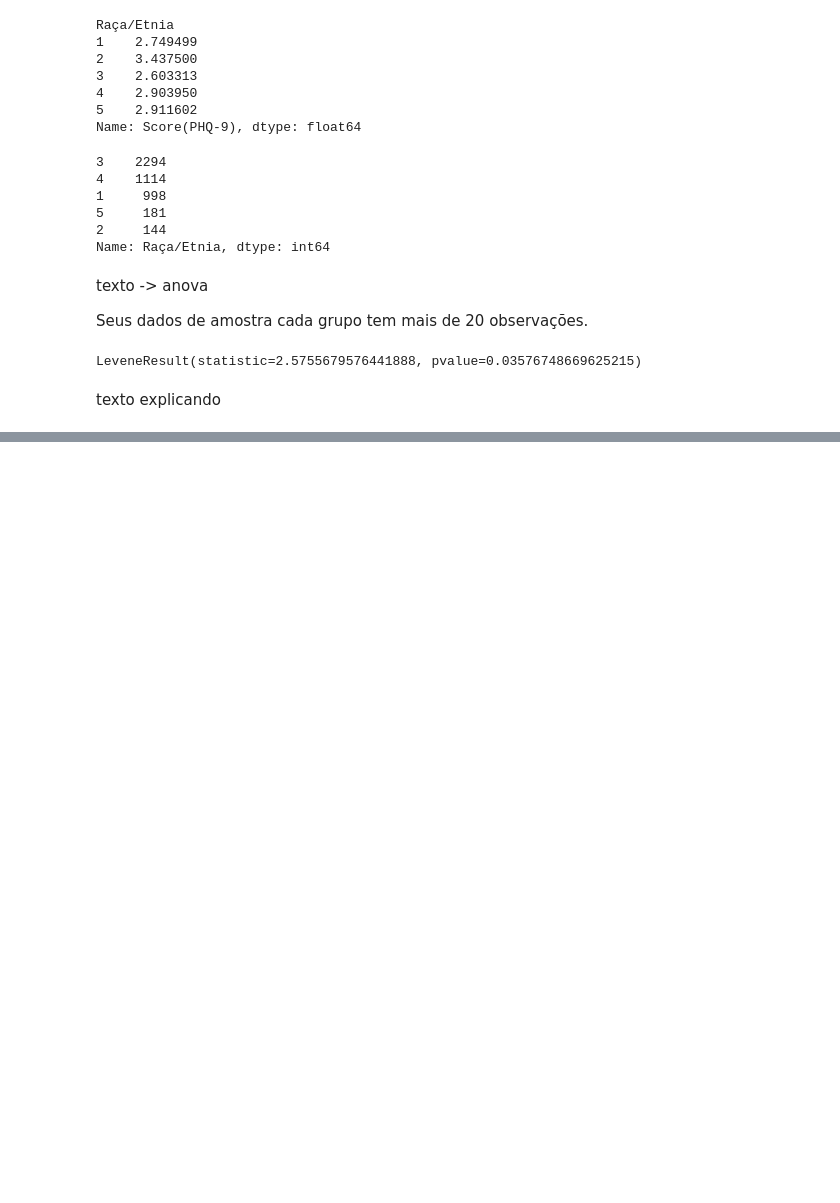
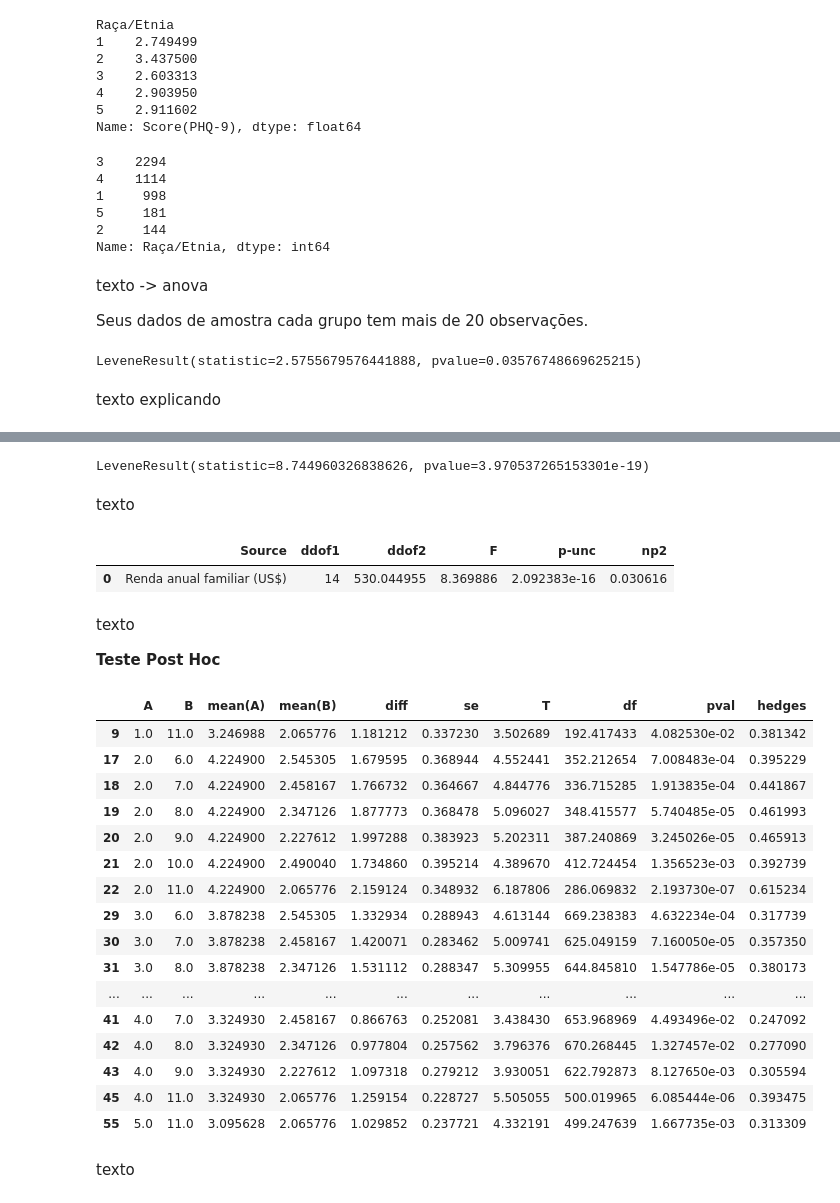
Before and after one commit to FerrazThales/DepressionSymptoms-Analysis, a Jupyter notebook: Análise_Estatística_dos_Sintomas_de_Depressão.ipynb, the cells around one changed output, grey strips where cells are left out. Saved outputs shown, nothing was run; the diff lists cells and outputs as text; code cells hidden in the pictures; blank space fills up the shorter version.

```diff
--- a/Análise_Estatística_dos_Sintomas_de_Depressão.ipynb
+++ b/Análise_Estatística_dos_Sintomas_de_Depressão.ipynb
@@ -670,0 +727,60 @@ texto explicando
+# %%
+# separando os grupos
+grupo_01 = df_new[df_new['Renda anual familiar (US$)'] == 1]['Score(PHQ-9)']
+grupo_02 = df_new[df_new['Renda anual familiar (US$)'] == 2]['Score(PHQ-9)']
+grupo_03 = df_new[df_new['Renda anual familiar (US$)'] == 3]['Score(PHQ-9)']
+grupo_04 = df_new[df_new['Renda anual familiar (US$)'] == 4]['Score(PHQ-9)']
+grupo_05 = df_new[df_new['Renda anual familiar (US$)'] == 5]['Score(PHQ-9)']
+grupo_06 = df_new[df_new['Renda anual familiar (US$)'] == 6]['Score(PHQ-9)']
+grupo_07 = df_new[df_new['Renda anual familiar (US$)'] == 7]['Score(PHQ-9)']
+grupo_08 = df_new[df_new['Renda anual familiar (US$)'] == 8]['Score(PHQ-9)']
+grupo_09 = df_new[df_new['Renda anual familiar (US$)'] == 9]['Score(PHQ-9)']
+grupo_10 = df_new[df_new['Renda anual familiar (US$)'] == 10]['Score(PHQ-9)']
+grupo_11 = df_new[df_new['Renda anual familiar (US$)'] == 11]['Score(PHQ-9)']
+grupo_12 = df_new[df_new['Renda anual familiar (US$)'] == 12]['Score(PHQ-9)']
+grupo_13 = df_new[df_new['Renda anual familiar (US$)'] == 13]['Score(PHQ-9)']
+grupo_77 = df_new[df_new['Renda anual familiar (US$)'] == 77]['Score(PHQ-9)']
+grupo_99 = df_new[df_new['Renda anual familiar (US$)'] == 99]['Score(PHQ-9)']
+
+# realizando o teste de levene (escolhido devido a não-normalidade dos dados)
+# https://towardsdatascience.com/levenes-test-for-equality-of-variances-explained-with-python-examples-f0445a19805f
+levene(grupo_01,grupo_02,grupo_03,grupo_04,grupo_05,grupo_06,grupo_07,grupo_08,grupo_09,grupo_10,grupo_11,grupo_12,grupo_13,grupo_77,grupo_99)
+# %% [output]
+LeveneResult(statistic=8.744960326838626, pvalue=3.970537265153301e-19)
+# %% [markdown]
+texto
+# %%
+#
+pg.welch_anova(dv = 'Score(PHQ-9)', between = 'Renda anual familiar (US$)', data = df_new)
+# %% [output]
+|  | Source | ddof1 | ddof2 | F | p-unc | np2 |
+| 0 | Renda anual familiar (US$) | 14 | 530.044955 | 8.369886 | 2.092383e-16 | 0.030616 |
+# %% [markdown]
+texto
+
+**Teste Post Hoc**
+# %%
+# aplicando o teste não paramétrico Games Howell
+df_gh = pg.pairwise_gameshowell(dv = 'Score(PHQ-9)', between = 'Renda anual familiar (US$)', data = df_new)
+# o pg.pairwise_gameshowell retorna um Pandas DataFrame
+df_gh[df_gh['pval'] <= 0.05]
+# %% [output]
+|  | A | B | mean(A) | mean(B) | diff | se | T | df | pval | hedges |
+| 9 | 1.0 | 11.0 | 3.246988 | 2.065776 | 1.181212 | 0.337230 | 3.502689 | 192.417433 | 4.082530e-02 | 0.381342 |
+| 17 | 2.0 | 6.0 | 4.224900 | 2.545305 | 1.679595 | 0.368944 | 4.552441 | 352.212654 | 7.008483e-04 | 0.395229 |
+| 18 | 2.0 | 7.0 | 4.224900 | 2.458167 | 1.766732 | 0.364667 | 4.844776 | 336.715285 | 1.913835e-04 | 0.441867 |
+| 19 | 2.0 | 8.0 | 4.224900 | 2.347126 | 1.877773 | 0.368478 | 5.096027 | 348.415577 | 5.740485e-05 | 0.461993 |
+| 20 | 2.0 | 9.0 | 4.224900 | 2.227612 | 1.997288 | 0.383923 | 5.202311 | 387.240869 | 3.245026e-05 | 0.465913 |
+| 21 | 2.0 | 10.0 | 4.224900 | 2.490040 | 1.734860 | 0.395214 | 4.389670 | 412.724454 | 1.356523e-03 | 0.392739 |
+| 22 | 2.0 | 11.0 | 4.224900 | 2.065776 | 2.159124 | 0.348932 | 6.187806 | 286.069832 | 2.193730e-07 | 0.615234 |
+| 29 | 3.0 | 6.0 | 3.878238 | 2.545305 | 1.332934 | 0.288943 | 4.613144 | 669.238383 | 4.632234e-04 | 0.317739 |
+| 30 | 3.0 | 7.0 | 3.878238 | 2.458167 | 1.420071 | 0.283462 | 5.009741 | 625.049159 | 7.160050e-05 | 0.357350 |
+| 31 | 3.0 | 8.0 | 3.878238 | 2.347126 | 1.531112 | 0.288347 | 5.309955 | 644.845810 | 1.547786e-05 | 0.380173 |
+| ... | ... | ... | ... | ... | ... | ... | ... | ... | ... | ... |
+| 41 | 4.0 | 7.0 | 3.324930 | 2.458167 | 0.866763 | 0.252081 | 3.438430 | 653.968969 | 4.493496e-02 | 0.247092 |
+| 42 | 4.0 | 8.0 | 3.324930 | 2.347126 | 0.977804 | 0.257562 | 3.796376 | 670.268445 | 1.327457e-02 | 0.277090 |
+| 43 | 4.0 | 9.0 | 3.324930 | 2.227612 | 1.097318 | 0.279212 | 3.930051 | 622.792873 | 8.127650e-03 | 0.305594 |
+| 45 | 4.0 | 11.0 | 3.324930 | 2.065776 | 1.259154 | 0.228727 | 5.505055 | 500.019965 | 6.085444e-06 | 0.393475 |
+| 55 | 5.0 | 11.0 | 3.095628 | 2.065776 | 1.029852 | 0.237721 | 4.332191 | 499.247639 | 1.667735e-03 | 0.313309 |
+# %% [markdown]
+texto
```
Also changed, not shown: parts of 34 cells of this notebook.
